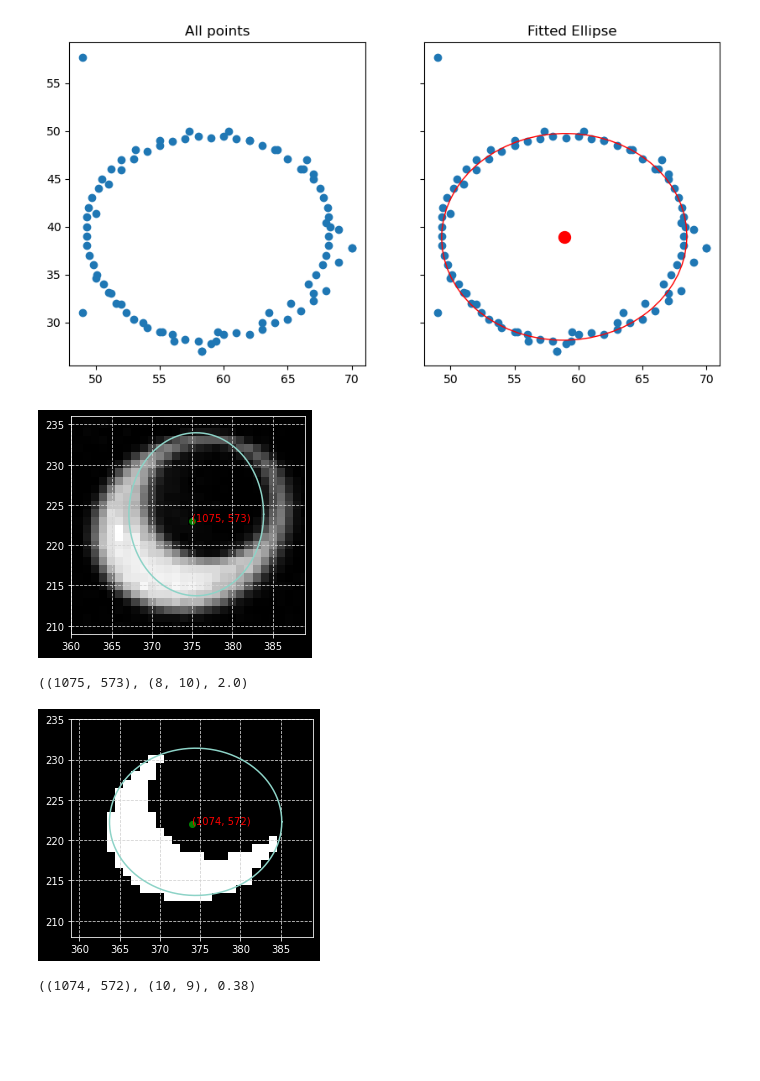
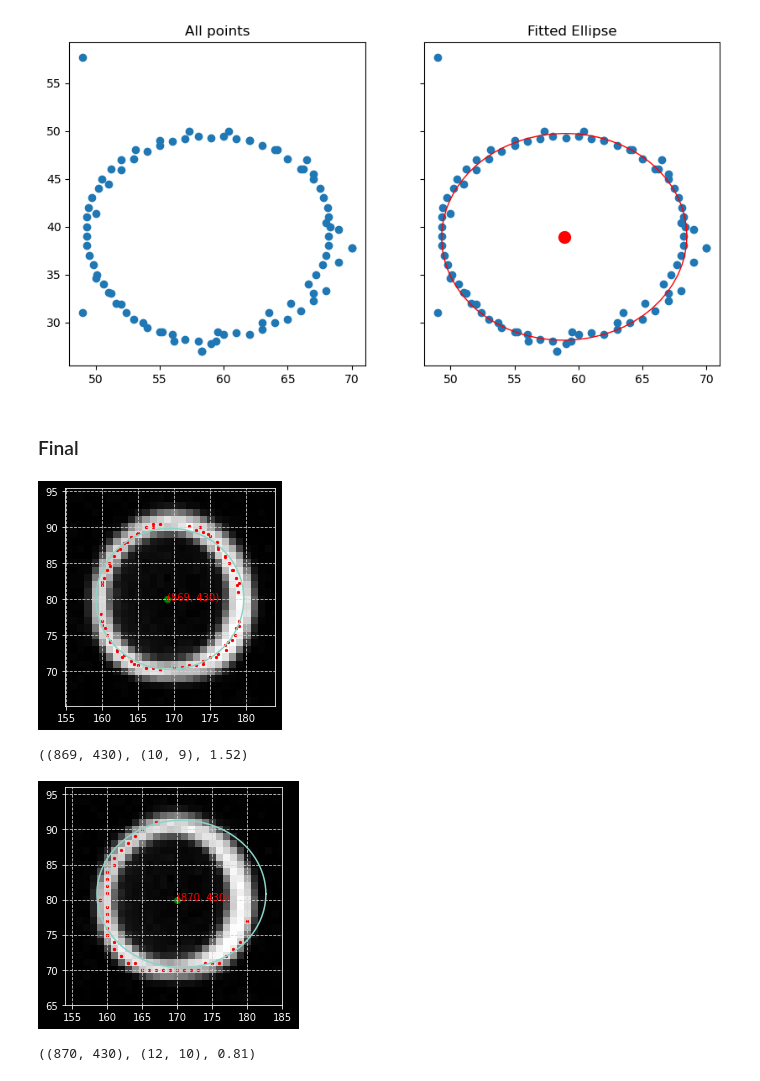
Before and after one commit to Hari31416/mini-project, a Jupyter notebook: codes/Convolution.ipynb, the cells around one changed output. Saved outputs shown, nothing was run; the diff lists cells and outputs as text; code cells hidden in the pictures; blank space fills up the shorter version.

```diff
--- a/codes/Convolution.ipynb
+++ b/codes/Convolution.ipynb
@@ -378,18 +388,20 @@ center =  (868.8797251552724, 438.92799951989286)
 angle of rotation =  -0.03158220898773167
 axes =  (9.572597263507898, 10.798650794223427)
 [figure]
+# %% [markdown]
+### Final
 # %%
 from extract_center import CenterExtracter
 c = CenterExtracter()
 DATA_DIR = '../data/images1/'
 RESULT_DIR = '../data/results/'
 # %%
-c.fit_ellipse(os.path.join(DATA_DIR+"130.jpg"), method="gaussian", drop_points=5, min_points=10)
+c.fit_ellipse(os.path.join(DATA_DIR+"30.jpg"), kernel="gaussian_y", drop_points=5, plot=True, min_array_value=80)
 # %% [output]
-[figure, old version]
+[figure, new version]
-((1075, 573), (8, 10), 2.0)
+((869, 430), (10, 9), 1.52)
 # %%
-c.fit_ellipse(os.path.join(DATA_DIR+"130.jpg"), binary=True)
+c.fit_ellipse(os.path.join(DATA_DIR+"30.jpg"), binary=True, plot=True)
 # %% [output]
-[figure, old version]
+[figure, new version]
-((1074, 572), (10, 9), 0.38)
+((870, 430), (12, 10), 0.81)
```
Also changed, not shown: parts of 12 cells of this notebook, 1 other file.
